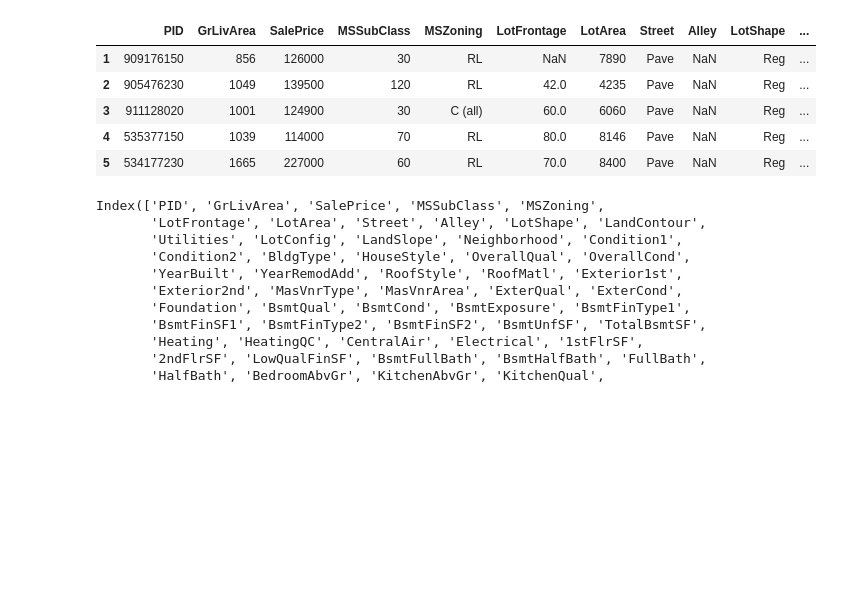
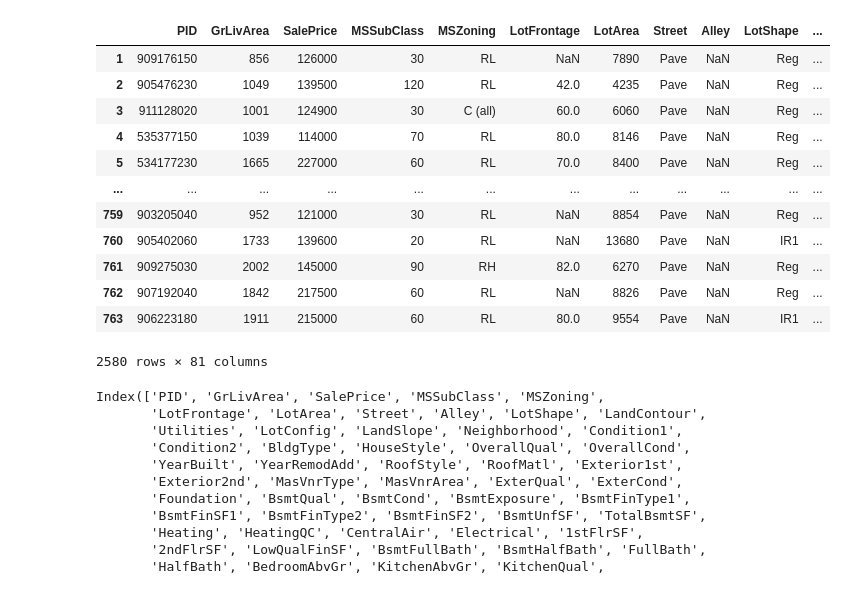
Before and after one commit to hikarinosenshi/ml_project, a Jupyter notebook: shay/ml_project_draft1.ipynb, the cells around one changed output. Saved outputs shown, nothing was run; the diff lists cells and outputs as text; code cells hidden in the pictures; blank space fills up the shorter version.

```diff
--- a/shay/ml_project_draft1.ipynb
+++ b/shay/ml_project_draft1.ipynb
@@ -1,17 +1,26 @@
 # %%
+#Import libraries
 import numpy as np
 import pandas as pd
 
-
-df = pd.read_csv('../data/Ames_Housing_Price_Data.csv', index_col=0)
+#Load data
+df_housing = pd.read_csv('../data/Ames_Housing_Price_Data.csv', index_col=0)
+#df_estate = pd.read_csv('../data/Ames_Real_Estate_Data.csv', index_col=0, low_memory=False)
 # %%
 pd.set_option('display.max_columns', None)
-df.head()
+df_housing
 # %% [output]
 |  | PID | GrLivArea | SalePrice | MSSubClass | MSZoning | LotFrontage | LotArea | Street | Alley | LotShape | ... |
 | 1 | 909176150 | 856 | 126000 | 30 | RL | NaN | 7890 | Pave | NaN | Reg | ... |
 | 2 | 905476230 | 1049 | 139500 | 120 | RL | 42.0 | 4235 | Pave | NaN | Reg | ... |
 | 3 | 911128020 | 1001 | 124900 | 30 | C (all) | 60.0 | 6060 | Pave | NaN | Reg | ... |
 | 4 | 535377150 | 1039 | 114000 | 70 | RL | 80.0 | 8146 | Pave | NaN | Reg | ... |
 | 5 | 534177230 | 1665 | 227000 | 60 | RL | 70.0 | 8400 | Pave | NaN | Reg | ... |
+| ... | ... | ... | ... | ... | ... | ... | ... | ... | ... | ... | ... |
+| 759 | 903205040 | 952 | 121000 | 30 | RL | NaN | 8854 | Pave | NaN | Reg | ... |
+| 760 | 905402060 | 1733 | 139600 | 20 | RL | NaN | 13680 | Pave | NaN | IR1 | ... |
+| 761 | 909275030 | 2002 | 145000 | 90 | RH | 82.0 | 6270 | Pave | NaN | Reg | ... |
+| 762 | 907192040 | 1842 | 217500 | 60 | RL | NaN | 8826 | Pave | NaN | Reg | ... |
+| 763 | 906223180 | 1911 | 215000 | 60 | RL | 80.0 | 9554 | Pave | NaN | IR1 | ... |
+2580 rows × 81 columns
 # %%
```
Also changed, not shown: parts of 3 cells of this notebook.
